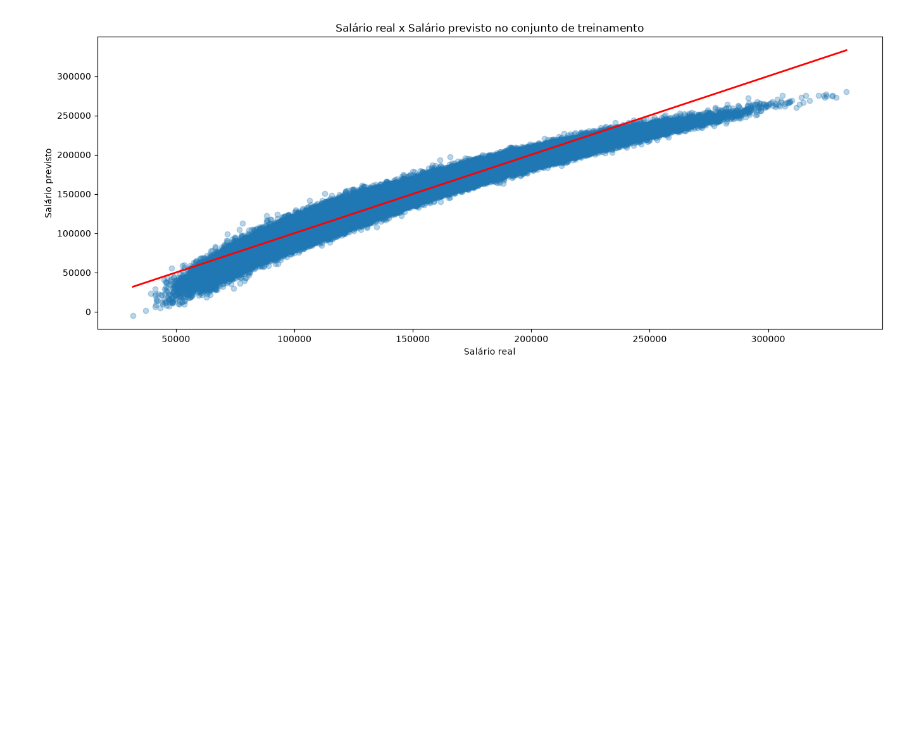
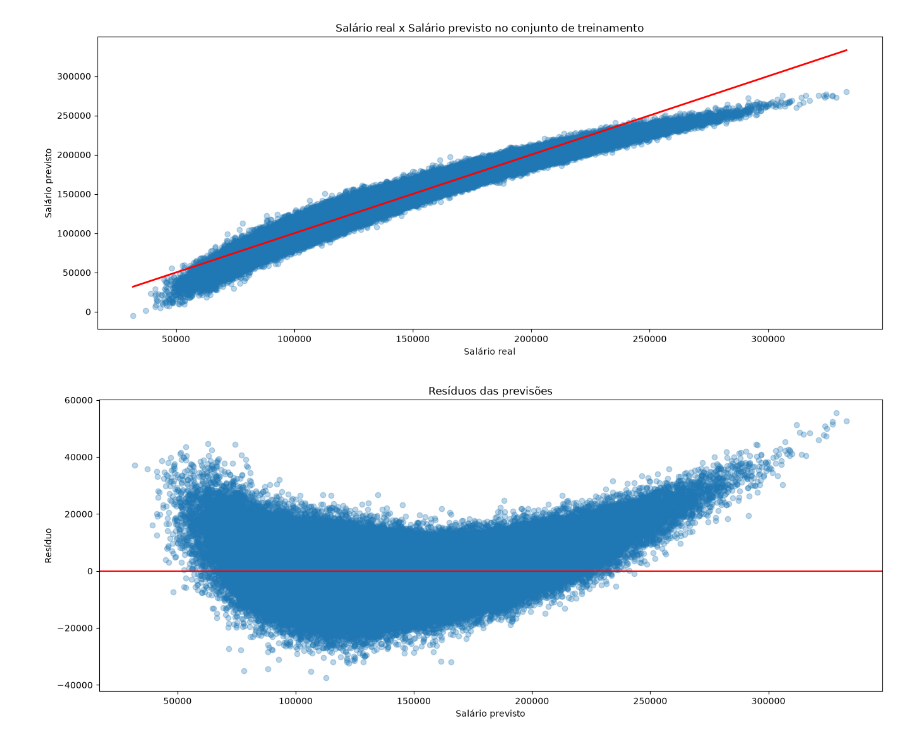
Before and after one commit to decknho/Data-Science, a Jupyter notebook: Semantix.ipynb, the cells around one changed output. Drawn from its saved outputs; the diff is of its cells as text; code cells hidden in the pictures; blank space fills up the shorter version.

```diff
--- a/Semantix.ipynb
+++ b/Semantix.ipynb
@@ -520,7 +520,7 @@ Após a transformação das variáveis ordinais, foi aplicada a técnica de **On
 
 Esse método é utilizado em variáveis que não possuem ordem natural entre as categorias, evitando que o modelo interprete valores categóricos como relações hierárquicas inexistentes.
 # %%
-colunas_onehot = colunas_ohe = ['job_title','location','remote_work']
+colunas_onehot = ['job_title','location','remote_work']
 
 df = pd.get_dummies(df, columns=colunas_onehot, drop_first=True)
 
@@ -702,0 +711,13 @@ classification_report(y_train, y_train_pred)
+# %%
+plt.figure(figsize=(16,6))
+
+residuos = y_train - y_train_pred
+
+plt.scatter(y_train, residuos, alpha=0.3)
+plt.axhline(0, color='red')
+plt.xlabel('Salário previsto')
+plt.ylabel('Resíduo')
+plt.title('Resíduos das previsões')
+plt.show()
+# %% [output]
+[figure, added]
```
Also changed, not shown: parts of 4 cells of this notebook.
